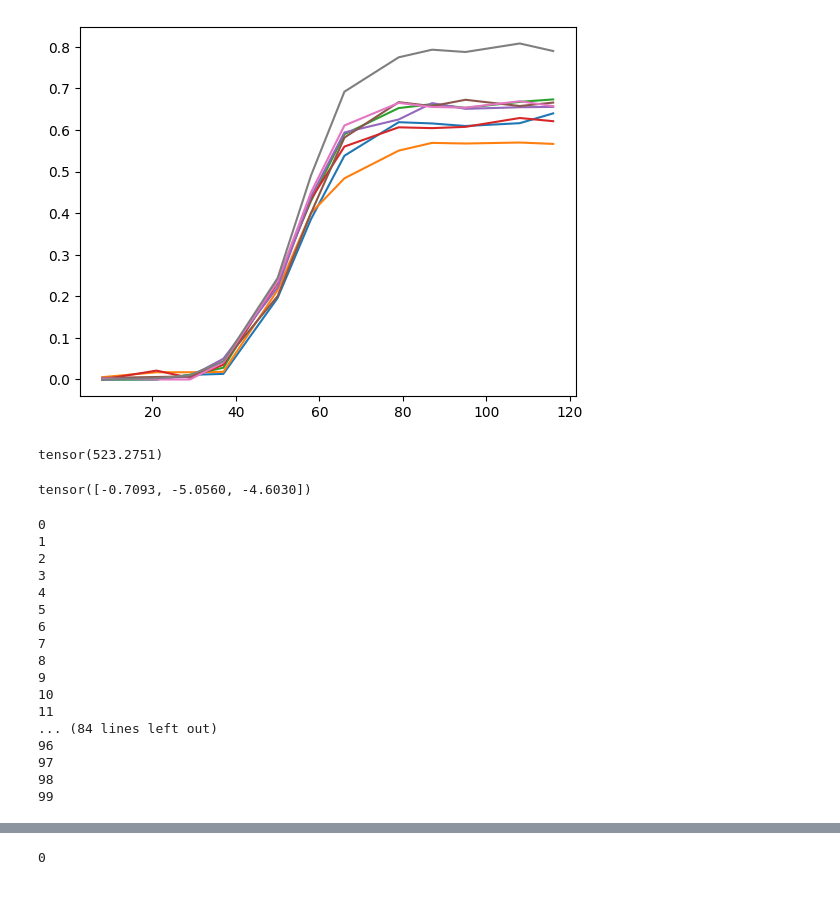
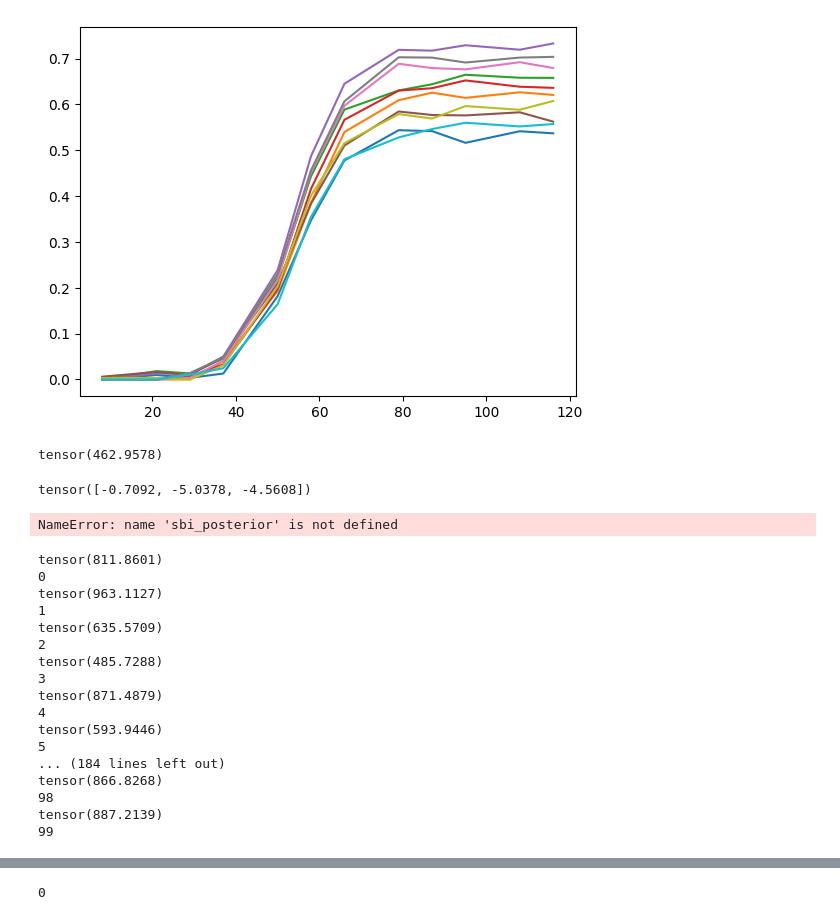
Before and after one commit to nadavbennun1/collective_posterior, a Jupyter notebook: test collective.ipynb, the cells around one changed output, grey strips where cells are left out. Saved outputs shown, nothing was run; the diff lists cells and outputs as text; code cells hidden in the pictures.

```diff
--- a/test collective.ipynb
+++ b/test collective.ipynb
@@ -1,40 +1,41 @@
 # %%
 import numpy as np
 import pandas as pd
 import matplotlib.pyplot as plt
 import math
 import pickle
 import sbi.utils as utils
 import torch
 from sbi.inference import MCMCPosterior
 from scipy.special import logsumexp
 from cnv_simulation_initial_beneficial import CNVsimulator_simpleWF
 from collective_posterior import CollectivePosterior
 generation = np.array(pd.read_csv('Chuong_116_gens.txt').columns.astype('int'))
 from seaborn import histplot
 
 def simulator(parameters):
-    X = CNVsimulator_simpleWF(parameters=parameters, generation=generation, N=int(2e6), seed=None, reps=8) + np.random.normal(0,0.01,(8,12))
+    X = CNVsimulator_simpleWF(parameters=parameters, generation=generation, N=int(2e6), seed=None, reps=10) \
+    + np.random.normal(0,0.01,(10,12))
     for i in range(len(X)):
         for j in range(len(X[i])):
             if X[i,j] > 1:
                 X[i,j] = 1
             if X[i,j] < 0:
                 X[i,j] = 0
     return X
 
 
 X = simulator(np.array([-0.74,-4.84,-4.32], dtype='float'))
 for x in X:
     plt.plot(generation,x)
 # %% [output]
-[figure, old version]
+[figure, new version]
 # %%
 prior_min = np.log10(np.array([1e-2,1e-7,1e-8]))
 prior_max = np.log10(np.array([1,1e-2,1e-2]))
 prior = utils.BoxUniform(low=torch.tensor(prior_min),
                          high=torch.tensor(prior_max))
-posterior_chuong = pickle.load(open(f'posteriors/posterior_chuong.pkl', 'rb'))
+posterior_chuong = pickle.load(open(f'posterior_WF.pkl', 'rb'))
 # posterior_lauer = pickle.load(open(f'posteriors/posterior_lauer.pkl', 'rb'))
 n_eval = 300 # N used to calculate normalizng constant
 epsilon = -150 # choice is detailed later
@@ -42,11 +43,15 @@ Xs = torch.tensor(X)
 op = CollectivePosterior(prior, posterior_chuong, Xs, n_eval, 1, epsilon)
 print(op.get_log_C())
 # %% [output]
-tensor(523.2751)
+tensor(462.9578)
 # %%
-op.sample(200).mean(0)
+op.sample(100).mean(0)
 # %% [output]
-tensor([-0.7093, -5.0560, -4.6030])
+tensor([-0.7092, -5.0378, -4.5608])
+# %%
+sbi_posterior.set_default_x(Xs).sample((100,)).mean(0)
+# %% [output]
+NameError: name 'sbi_posterior' is not defined
 # %%
 prior_min_t = np.log10(np.array([1e-1,1e-6,1e-6]))
 prior_max_t = np.log10(np.array([0.2,1e-4,1e-4]))
@@ -57,7 +62,7 @@ prior_min = np.log10(np.array([1e-2,1e-7,1e-8]))
 prior_max = np.log10(np.array([1,1e-2,1e-2]))
 prior = utils.BoxUniform(low=torch.tensor(prior_min),
                          high=torch.tensor(prior_max))
-posterior_chuong = pickle.load(open(f'posteriors/posterior_chuong.pkl', 'rb'))
+posterior_chuong = pickle.load(open(f'posterior_WF.pkl', 'rb'))
 # posterior_lauer = pickle.load(open(f'posteriors/posterior_lauer.pkl', 'rb'))
 n_eval = 300 # N used to calculate normalizng constant
 epsilon = -150 # choice is detailed later
@@ -68,28 +73,28 @@ res = np.zeros((100,3))
 for i in range(len(thetas)):
     theta = thetas[i]
     Xs = simulator(np.array(theta))
-    op = CollectivePosterior(prior, posterior_chuong, Xs, n_eval, 1, epsilon)
-    op.get_log_C()
+    op = CollectivePosterior(prior, posterior_chuong, Xs, n_eval, 1, epsilon=-150)
+    print(op.get_log_C())
     m = op.sample(50).mean(0)
     res[i] = m - theta
     print(i)
 # %% [output]
+tensor(811.8601)
 0
+tensor(963.1127)
 1
+tensor(635.5709)
 2
+tensor(485.7288)
 3
+tensor(871.4879)
 4
+tensor(593.9446)
 5
-6
-7
-8
-9
-10
-11
-... (84 lines left out)
-96
-97
+... (184 lines left out)
+tensor(866.8268)
 98
+tensor(887.2139)
 99
 # %%
 from seaborn import histplot
```
Also changed, not shown: parts of 3 cells of this notebook, 25 other files.
